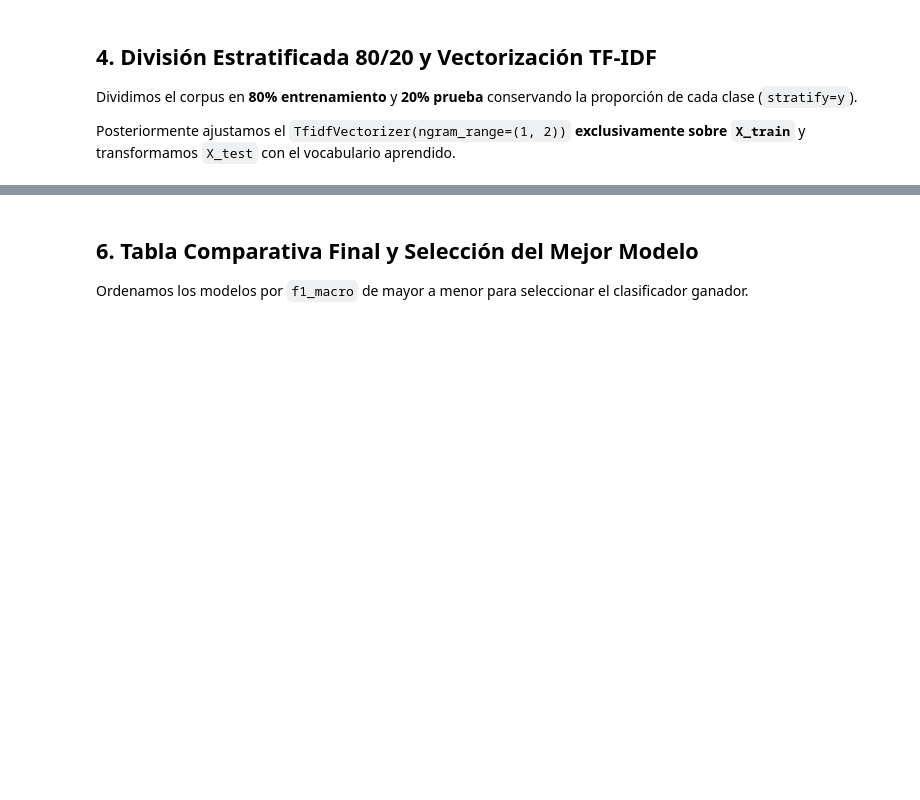
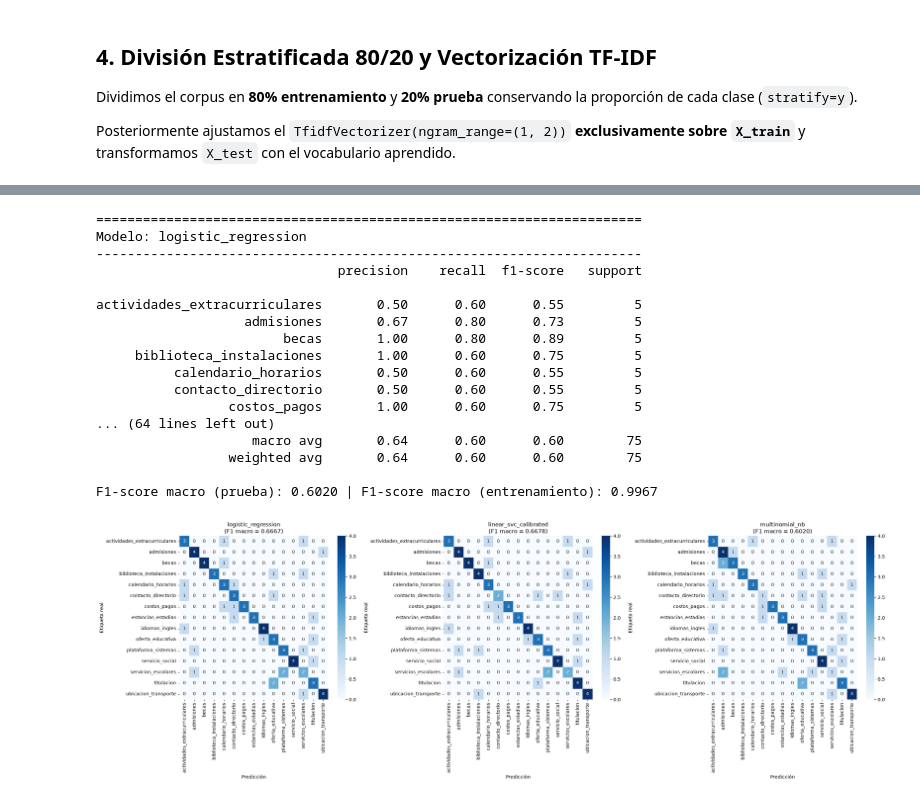
Before and after one commit to AndresGlzLeon/Tarea-especial2, a Jupyter notebook: notebooks/entrenamiento_evaluacion.ipynb, the cells around one changed output, grey strips where cells are left out. Saved outputs shown, nothing was run; the diff lists cells and outputs as text; code cells hidden in the pictures; blank space fills up the shorter version.

```diff
--- a/notebooks/entrenamiento_evaluacion.ipynb
+++ b/notebooks/entrenamiento_evaluacion.ipynb
@@ -118,20 +314,19 @@ Calculamos `Accuracy`, `Precision macro`, `Recall macro`, `F1-score macro` y gra
 # %%
 etiquetas = sorted(y.unique().tolist())
 
-clasificadores = {
-    "logistic_regression": LogisticRegression(max_iter=1000, random_state=42),
-    "linear_svc_calibrated": CalibratedClassifierCV(LinearSVC(random_state=42), cv=3),
-    "multinomial_nb": MultinomialNB(),
-}
+clasificadores = crear_clasificadores()
 
 resultados = {}
 modelos_entrenados = {}
 
-fig, axes = plt.subplots(1, 3, figsize=(18, 5))
+fig, axes = plt.subplots(1, 3, figsize=(24, 8))
 
 for ax, (nombre, clf) in zip(axes, clasificadores.items()):
     clf.fit(X_train_tfidf, y_train)
     y_pred = clf.predict(X_test_tfidf)
+    y_pred_train = clf.predict(X_train_tfidf)
+    accuracy_train = float(accuracy_score(y_train, y_pred_train))
+    f1_macro_train = float(f1_score(y_train, y_pred_train, average="macro", zero_division=0))
 
     accuracy = float(accuracy_score(y_test, y_pred))
     precision_macro = float(precision_score(y_test, y_pred, average="macro", zero_division=0))
@@ -142,60 +337,79 @@ for ax, (nombre, clf) in zip(axes, clasificadores.items()):
     print(f"Modelo: {nombre}")
     print("-" * 70)
     print(classification_report(y_test, y_pred, zero_division=0))
-    print(f"F1-score macro: {f1_macro:.4f}\n")
+    print(f"F1-score macro (prueba): {f1_macro:.4f} | F1-score macro (entrenamiento): {f1_macro_train:.4f}\n")
 
     cm = confusion_matrix(y_test, y_pred, labels=etiquetas)
     sns.heatmap(
         cm,
         annot=True,
         fmt="d",
         cmap="Blues",
         xticklabels=etiquetas,
         yticklabels=etiquetas,
         ax=ax,
     )
     ax.set_title(f"{nombre}\n(F1 macro = {f1_macro:.4f})")
     ax.set_xlabel("Predicción")
     ax.set_ylabel("Etiqueta real")
-    ax.tick_params(axis="x", rotation=30)
+    ax.tick_params(axis="x", rotation=90)
     ax.tick_params(axis="y", rotation=0)
 
-    # Guardar también cada matriz de confusión individual en reports/
+    # Guardar también cada matriz de confusión individual en reports/ (Fase 4: solo si EXPORTAR_ARTEFACTOS)
     ruta_cm = REPORTS_DIR / f"confusion_matrix_{nombre}.png"
-    fig_ind, ax_ind = plt.subplots(figsize=(7, 5))
-    sns.heatmap(
-        cm,
-        annot=True,
-        fmt="d",
-        cmap="Blues",
-        xticklabels=etiquetas,
-        yticklabels=etiquetas,
-        ax=ax_ind,
-    )
-    ax_ind.set_title(f"Matriz de Confusión - {nombre}")
-    ax_ind.set_xlabel("Predicción")
-    ax_ind.set_ylabel("Etiqueta real")
-    plt.xticks(rotation=30, ha="right")
-    plt.yticks(rotation=0)
-    plt.tight_layout()
-    fig_ind.savefig(ruta_cm, dpi=150)
-    plt.close(fig_ind)
+    if EXPORTAR_ARTEFACTOS:
+        fig_ind, ax_ind = plt.subplots(figsize=(7, 5))
+        sns.heatmap(
+            cm,
+            annot=True,
+            fmt="d",
+            cmap="Blues",
+            xticklabels=etiquetas,
+            yticklabels=etiquetas,
+            ax=ax_ind,
+        )
+        ax_ind.set_title(f"Matriz de Confusión - {nombre}")
+        ax_ind.set_xlabel("Predicción")
+        ax_ind.set_ylabel("Etiqueta real")
+        plt.xticks(rotation=30, ha="right")
+        plt.yticks(rotation=0)
+        plt.tight_layout()
+        fig_ind.savefig(ruta_cm, dpi=150)
+        plt.close(fig_ind)
 
     resultados[nombre] = {
         "accuracy": round(accuracy, 4),
         "precision_macro": round(precision_macro, 4),
         "recall_macro": round(recall_macro, 4),
         "f1_macro": round(f1_macro, 4),
+        "accuracy_train": round(accuracy_train, 4),
+        "f1_macro_train": round(f1_macro_train, 4),
+        "errores_test": int((y_pred != y_test.to_numpy()).sum()),
         "confusion_matrix_path": str(ruta_cm.relative_to(BASE_DIR)),
         "classification_report": classification_report(
             y_test, y_pred, output_dict=True, zero_division=0
         ),
     }
     modelos_entrenados[nombre] = clf
 
 plt.tight_layout()
 plt.show()
+# %% [output]
+======================================================================
+Modelo: logistic_regression
+----------------------------------------------------------------------
+                               precision    recall  f1-score   support
+
+actividades_extracurriculares       0.50      0.60      0.55         5
+                   admisiones       0.67      0.80      0.73         5
+                        becas       1.00      0.80      0.89         5
+     biblioteca_instalaciones       1.00      0.60      0.75         5
+          calendario_horarios       0.50      0.60      0.55         5
+          contacto_directorio       0.50      0.60      0.55         5
+                 costos_pagos       1.00      0.60      0.75         5
+... (64 lines left out)
+                    macro avg       0.64      0.60      0.60        75
+                 weighted avg       0.64      0.60      0.60        75
+
+F1-score macro (prueba): 0.6020 | F1-score macro (entrenamiento): 0.9967
+[figure, added]
-# %% [markdown]
-## 6. Tabla Comparativa Final y Selección del Mejor Modelo
-
-Ordenamos los modelos por `f1_macro` de mayor a menor para seleccionar el clasificador ganador.
```
Also changed, not shown: parts of 16 cells of this notebook.
